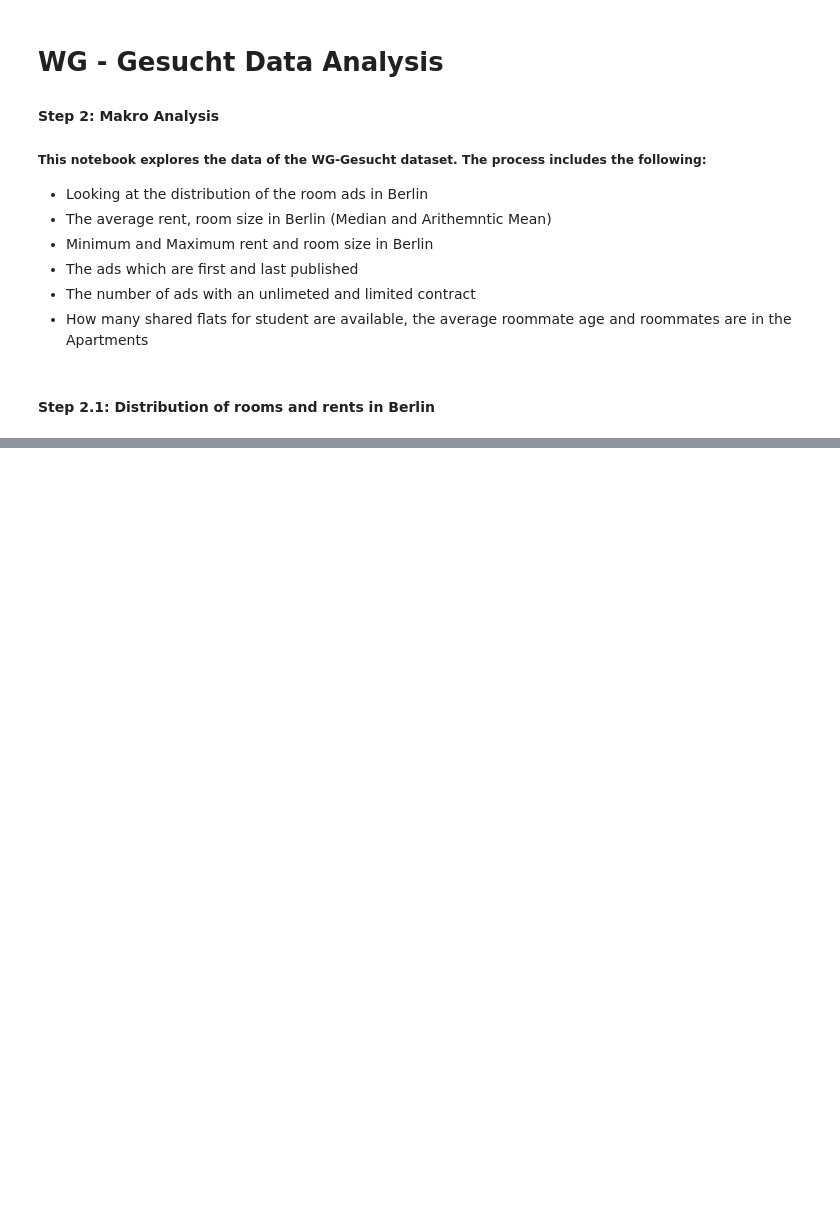
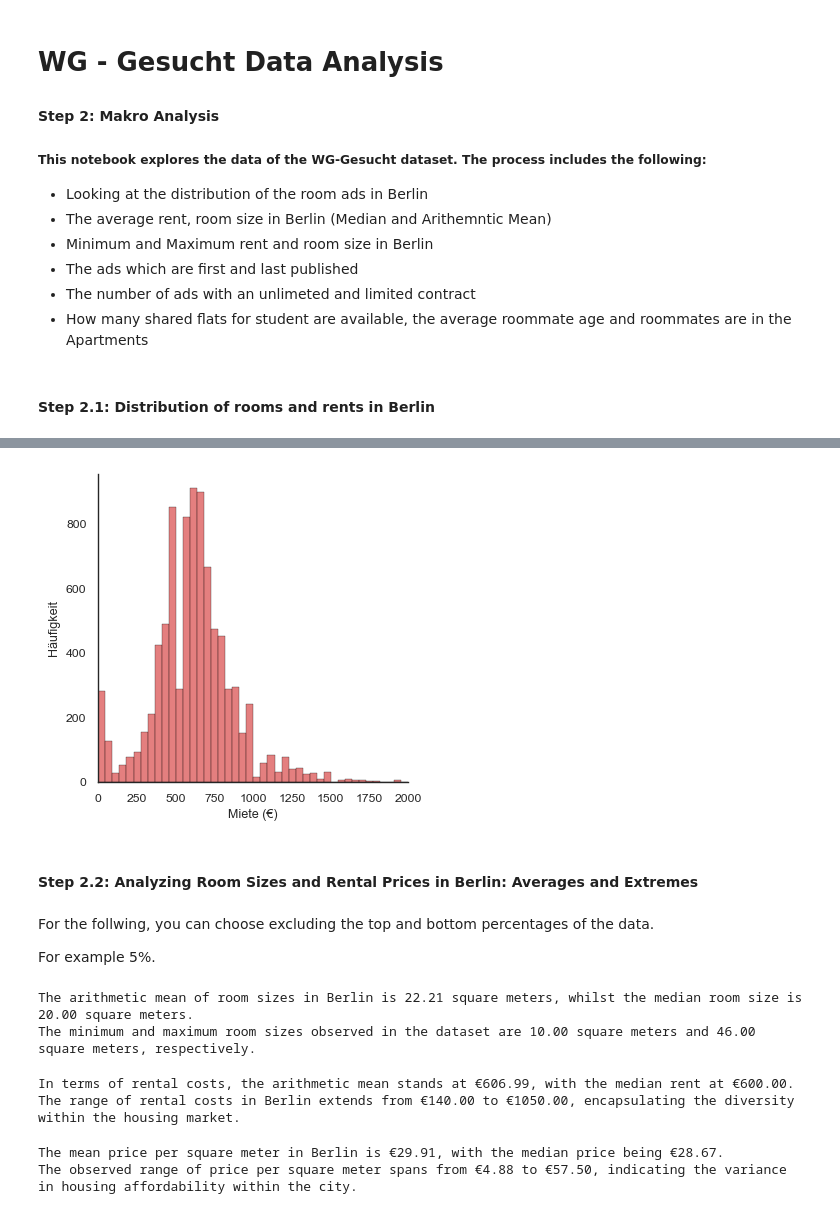
Before and after one commit to pascals00/WG-Gesucht, a Jupyter notebook: DataAnalysis/MakroAnalysis.ipynb, the cells around one changed output, grey strips where cells are left out. Cells and saved outputs as stored; diff of their text form; code cells hidden in the pictures; blank space fills up the shorter version.

```diff
--- a/DataAnalysis/MakroAnalysis.ipynb
+++ b/DataAnalysis/MakroAnalysis.ipynb
@@ -45,0 +60,20 @@ plt.xlim(0, 80)
+# %%
+sns.set(style="white")  # Set the style of the plots with Seaborn
+sns.set_context("paper")
+plt.figure(figsize=(4, 4))
+
+# Rent Distribution
+sns.histplot(data=df_overview_berlin, x='total_rent', bins=100, color = '#dc5454', edgecolor='black')
+#plt.title(labels_roomsize['title'])
+plt.xlabel(labels_rent['x_label'], fontsize=9)
+plt.ylabel(labels_rent['y_label'], fontsize=9)
+plt.xlim(0, 2000)
+sns.despine()
+# %% [output]
+[figure, added]
+# %% [markdown]
+#### Step 2.2: Analyzing Room Sizes and Rental Prices in Berlin: Averages and Extremes
+# %% [markdown]
+For the follwing, you can choose excluding the top and bottom percentages of the data.
+
+For example 5%.
@@ -45,0 +100,38 @@ plt.xlim(0, 80)
+# %%
+# Calculating statistics for room size
+average_room_size = df_overview_berlin['room_size'].mean()
+median_room_size = df_overview_berlin['room_size'].median()
+min_room_size = df_overview_berlin['room_size'].min()
+max_room_size = df_overview_berlin['room_size'].max()
+
+# Printing the results with a more formal tone
+print(f"The arithmetic mean of room sizes in Berlin is {average_room_size:.2f} square meters, whilst the median room size is {median_room_size:.2f} square meters.")
+print(f"The minimum and maximum room sizes observed in the dataset are {min_room_size:.2f} square meters and {max_room_size:.2f} square meters, respectively.")
+# %% [output]
+The arithmetic mean of room sizes in Berlin is 22.21 square meters, whilst the median room size is 20.00 square meters.
+The minimum and maximum room sizes observed in the dataset are 10.00 square meters and 46.00 square meters, respectively.
+# %%
+# Calculating statistics for rent
+average_rent = df_overview_berlin['total_rent'].mean()
+median_rent = df_overview_berlin['total_rent'].median()
+min_rent = df_overview_berlin['total_rent'].min()
+max_rent = df_overview_berlin['total_rent'].max()
+
+print(f"In terms of rental costs, the arithmetic mean stands at €{average_rent:.2f}, with the median rent at €{median_rent:.2f}.")
+print(f"The range of rental costs in Berlin extends from €{min_rent:.2f} to €{max_rent:.2f}, encapsulating the diversity within the housing market.")
+# %% [output]
+In terms of rental costs, the arithmetic mean stands at €606.99, with the median rent at €600.00.
+The range of rental costs in Berlin extends from €140.00 to €1050.00, encapsulating the diversity within the housing market.
+# %%
+# Calculating statistics for price per square meter
+mean_price_per_sqm = df_overview_berlin['price_per_sqm'].mean()
+median_price_per_sqm = df_overview_berlin['price_per_sqm'].median()
+min_price_per_sqm = df_overview_berlin['price_per_sqm'].min()
+max_price_per_sqm = df_overview_berlin['price_per_sqm'].max()
+
+# Printing the results with a formal tone
+print(f"The mean price per square meter in Berlin is €{mean_price_per_sqm:.2f}, with the median price being €{median_price_per_sqm:.2f}.")
+print(f"The observed range of price per square meter spans from €{min_price_per_sqm:.2f} to €{max_price_per_sqm:.2f}, indicating the variance in housing affordability within the city.")
+# %% [output]
+The mean price per square meter in Berlin is €29.91, with the median price being €28.67.
+The observed range of price per square meter spans from €4.88 to €57.50, indicating the variance in housing affordability within the city.
```
Also changed, not shown: parts of 22 cells of this notebook.
